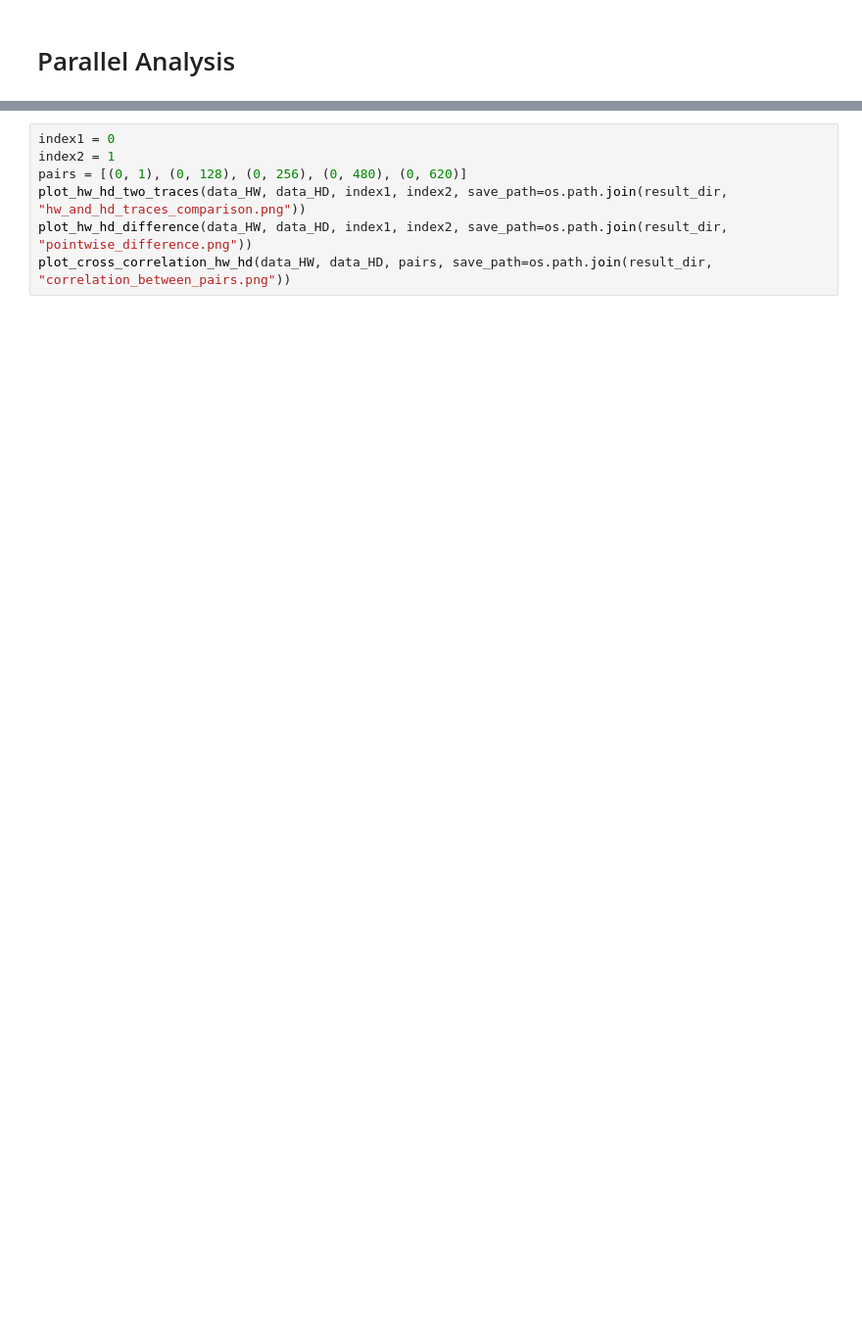
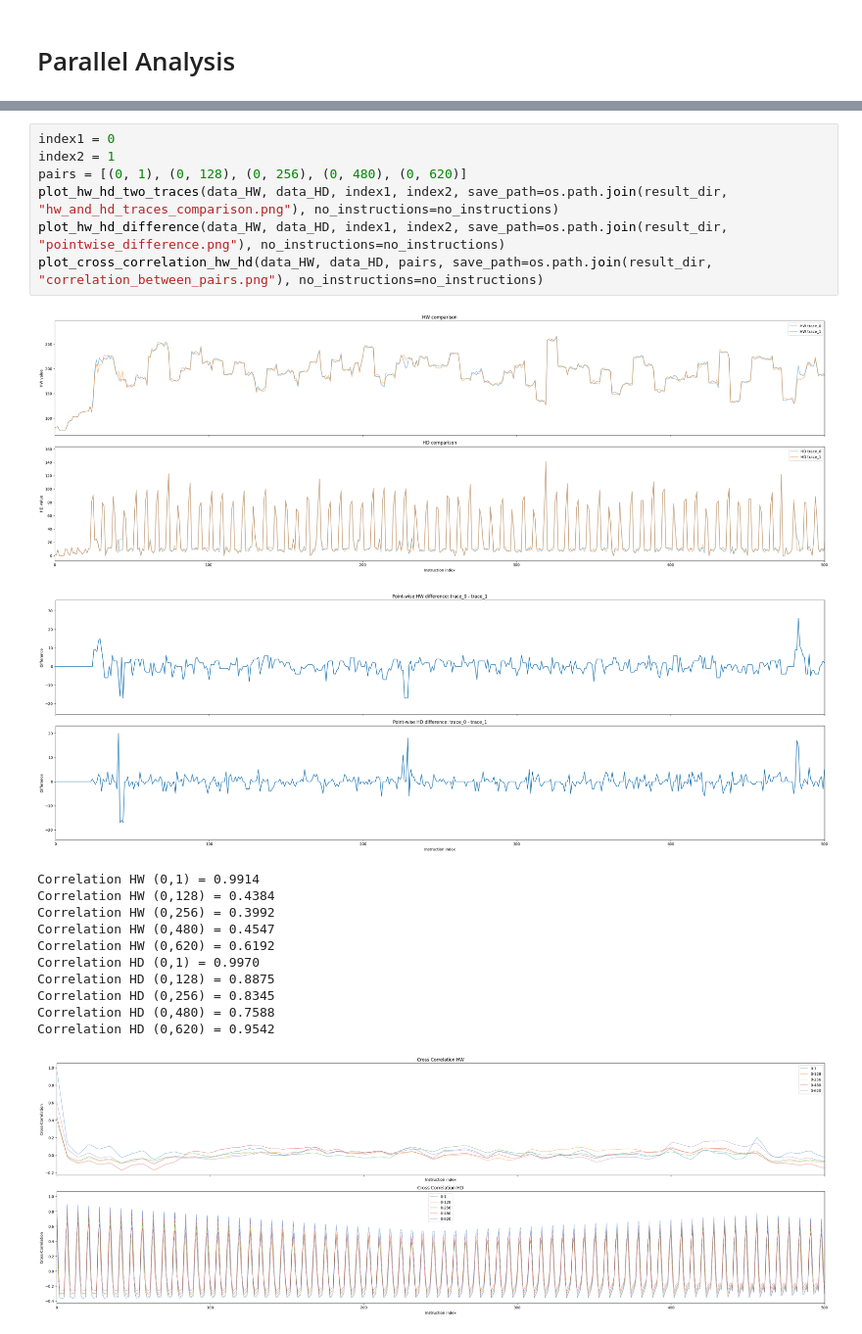
Before and after one commit to Vicentia/frodokem640_sidechannel_decapsulation, a Jupyter notebook: aes_sim_test/parallel_analysis.ipynb, the cells around one changed output, grey strips where cells are left out. Shown at 98% size. Cells and saved outputs as stored; diff of their text form; blank space fills up the shorter version.

```diff
--- a/aes_sim_test/parallel_analysis.ipynb
+++ b/aes_sim_test/parallel_analysis.ipynb
@@ -57,7 +78,21 @@ plot_variance_and_std(data_HW, data_HD, result_dir)
 # %%
 index1 = 0
 index2 = 1
 pairs = [(0, 1), (0, 128), (0, 256), (0, 480), (0, 620)]
-plot_hw_hd_two_traces(data_HW, data_HD, index1, index2, save_path=os.path.join(result_dir, "hw_and_hd_traces_comparison.png"))
-plot_hw_hd_difference(data_HW, data_HD, index1, index2, save_path=os.path.join(result_dir, "pointwise_difference.png"))
-plot_cross_correlation_hw_hd(data_HW, data_HD, pairs, save_path=os.path.join(result_dir, "correlation_between_pairs.png"))
+plot_hw_hd_two_traces(data_HW, data_HD, index1, index2, save_path=os.path.join(result_dir, "hw_and_hd_traces_comparison.png"), no_instructions=no_instructions)
+plot_hw_hd_difference(data_HW, data_HD, index1, index2, save_path=os.path.join(result_dir, "pointwise_difference.png"), no_instructions=no_instructions)
+plot_cross_correlation_hw_hd(data_HW, data_HD, pairs, save_path=os.path.join(result_dir, "correlation_between_pairs.png"), no_instructions=no_instructions)
+# %% [output]
+[figure, added]
+[figure, added]
+Correlation HW (0,1) = 0.9914
+Correlation HW (0,128) = 0.4384
+Correlation HW (0,256) = 0.3992
+Correlation HW (0,480) = 0.4547
+Correlation HW (0,620) = 0.6192
+Correlation HD (0,1) = 0.9970
+Correlation HD (0,128) = 0.8875
+Correlation HD (0,256) = 0.8345
+Correlation HD (0,480) = 0.7588
+Correlation HD (0,620) = 0.9542
+[figure, added]
```
Also changed, not shown: parts of 4 cells of this notebook, 4 other files.
